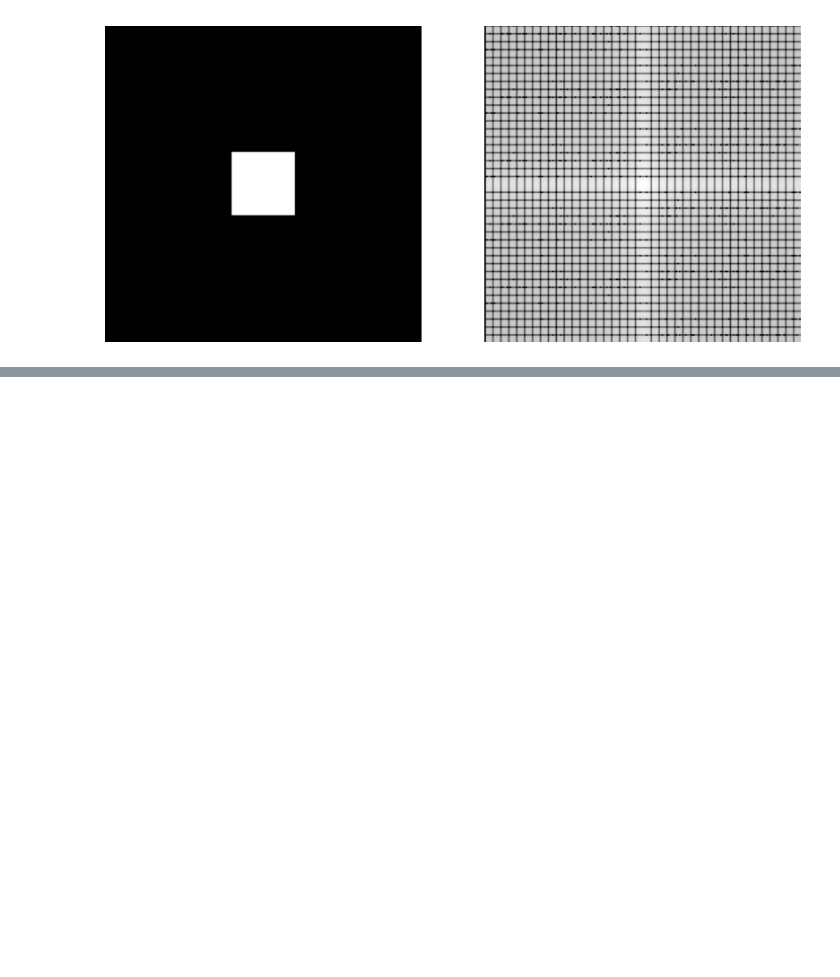
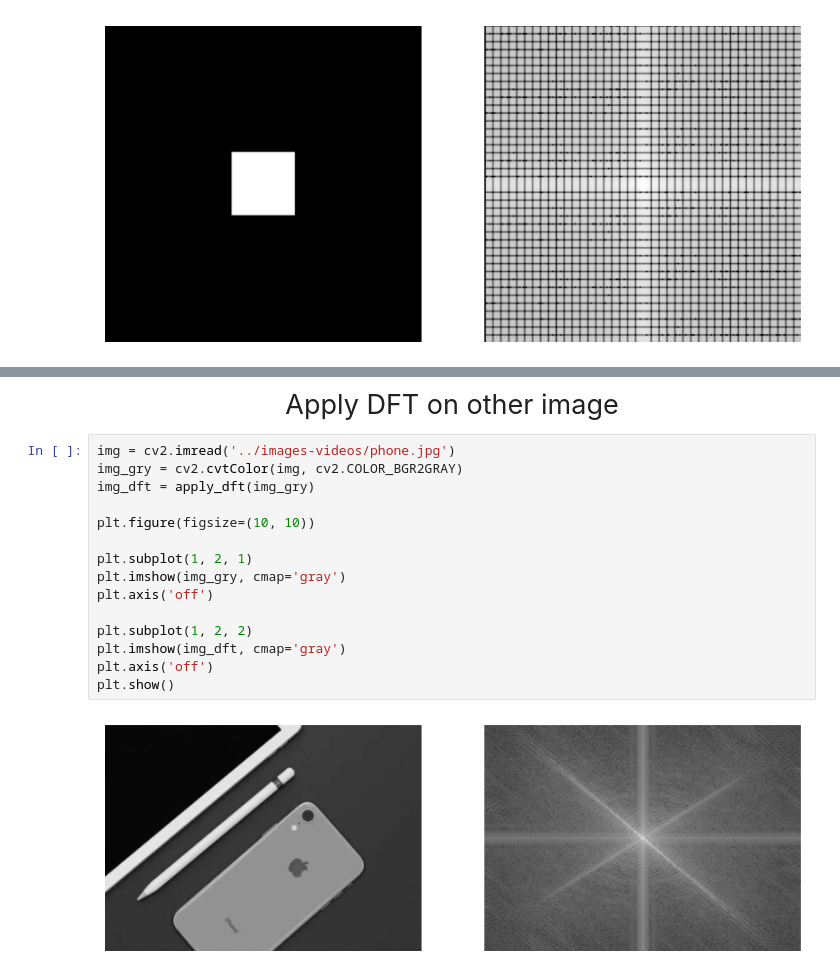
Before and after one commit to Zhd12/IP-basicCodes, a Jupyter notebook: 14.Fourior Transformation/apply dft on an image.ipynb, the cells around one changed output, grey strips where cells are left out. Cells and saved outputs as stored; diff of their text form; blank space fills up the shorter version.

Commit message:
apply dft on image

```diff
--- a/14.Fourior Transformation/apply dft on an image.ipynb
+++ b/14.Fourior Transformation/apply dft on an image.ipynb
@@ -148,0 +168,19 @@ plt.show()
+# %% [markdown]
+<p style="font-family:Bookman Old Style;font-size:27px; text-align:center">Apply DFT on other image</p>
+# %%
+img = cv2.imread('../images-videos/phone.jpg')
+img_gry = cv2.cvtColor(img, cv2.COLOR_BGR2GRAY)
+img_dft = apply_dft(img_gry)
+
+plt.figure(figsize=(10, 10))
+
+plt.subplot(1, 2, 1)
+plt.imshow(img_gry, cmap='gray')
+plt.axis('off')
+
+plt.subplot(1, 2, 2)
+plt.imshow(img_dft, cmap='gray')
+plt.axis('off')
+plt.show()
+# %% [output]
+[figure, added]
```
Also changed, not shown: parts of 2 cells of this notebook.
